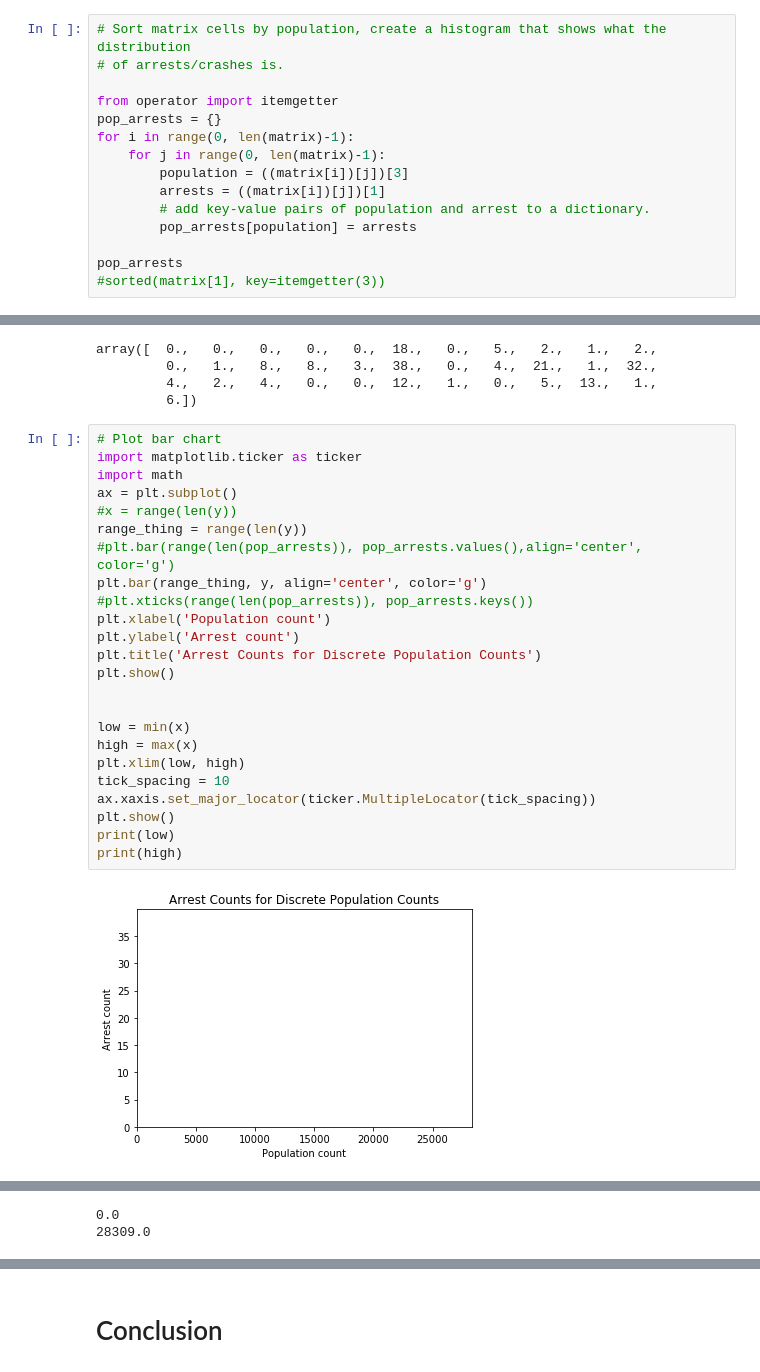
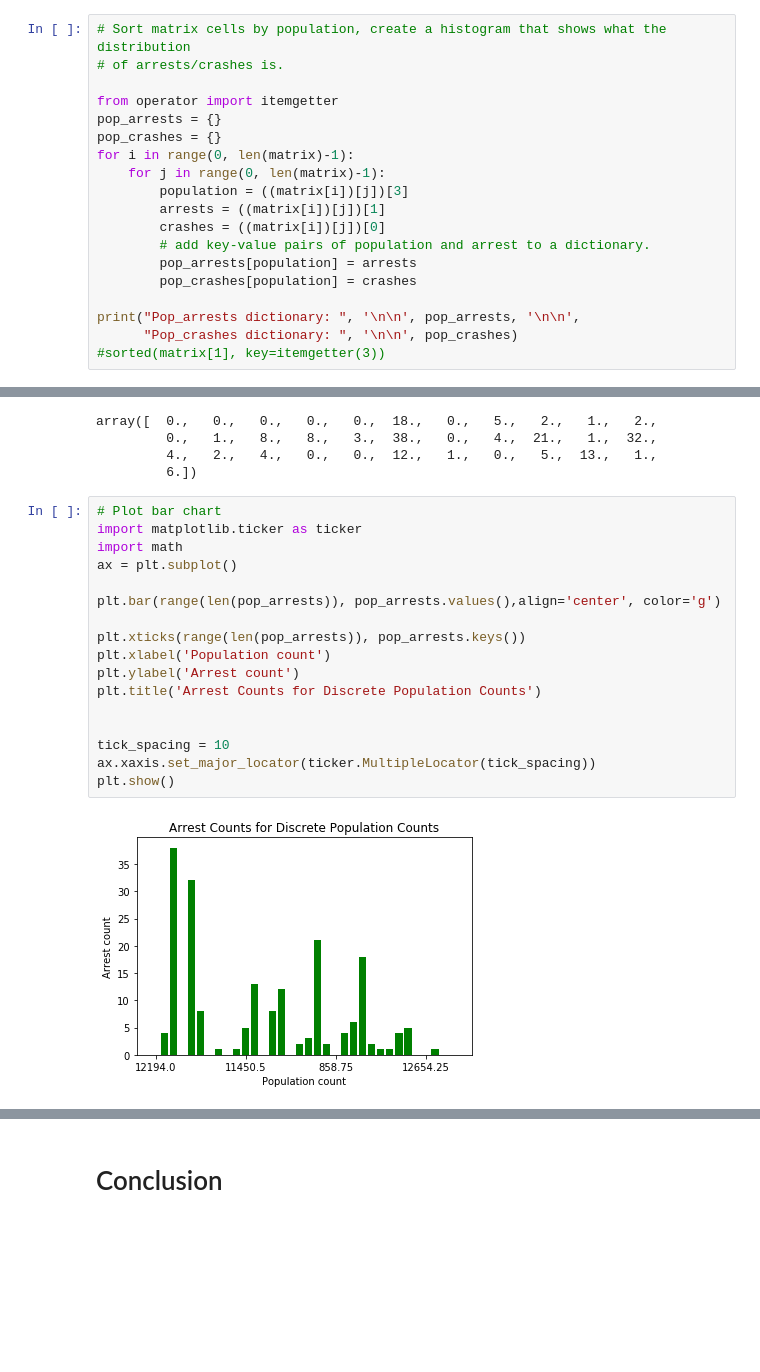
Before and after one commit to sarah-george/San-Diego-DUI-Crashes-and-Arrests, a Jupyter notebook: DUI_Notebook.ipynb, the cells around one changed output, grey strips where cells are left out. Cells and saved outputs as stored; diff of their text form; blank space fills up the shorter version.

```diff
--- a/DUI_Notebook.ipynb
+++ b/DUI_Notebook.ipynb
@@ -549,13 +609,17 @@ Since the results above show a very small p value (reads 0.000 for the y column,
 
 from operator import itemgetter
 pop_arrests = {}
+pop_crashes = {}
 for i in range(0, len(matrix)-1):
     for j in range(0, len(matrix)-1):
         population = ((matrix[i])[j])[3]
         arrests = ((matrix[i])[j])[1]
+        crashes = ((matrix[i])[j])[0]
         # add key-value pairs of population and arrest to a dictionary.
         pop_arrests[population] = arrests
+        pop_crashes[population] = crashes
 
-pop_arrests
+print("Pop_arrests dictionary: ", '\n\n', pop_arrests, '\n\n',
+      "Pop_crashes dictionary: ", '\n\n', pop_crashes)
 #sorted(matrix[1], key=itemgetter(3))
 # %% [output]
@@ -596,26 +650,19 @@ array([  0.,   0.,   0.,   0.,   0.,  18.,   0.,   5.,   2.,   1.,   2.,
 # %%
 # Plot bar chart
 import matplotlib.ticker as ticker
 import math
 ax = plt.subplot()
-#x = range(len(y))
-range_thing = range(len(y))
-#plt.bar(range(len(pop_arrests)), pop_arrests.values(),align='center', color='g')
-plt.bar(range_thing, y, align='center', color='g')
-#plt.xticks(range(len(pop_arrests)), pop_arrests.keys())
+
+plt.bar(range(len(pop_arrests)), pop_arrests.values(),align='center', color='g')
+
+plt.xticks(range(len(pop_arrests)), pop_arrests.keys())
 plt.xlabel('Population count')
 plt.ylabel('Arrest count')
 plt.title('Arrest Counts for Discrete Population Counts')
-plt.show()
 
 
-low = min(x)
-high = max(x)
-plt.xlim(low, high)
 tick_spacing = 10
 ax.xaxis.set_major_locator(ticker.MultipleLocator(tick_spacing))
 plt.show()
-print(low)
-print(high)
 # %% [output]
-[figure, old version]
+[figure, new version]
@@ -623,2 +668,0 @@ print(high)
-0.0
-28309.0
```
Also changed, not shown: parts of 26 cells of this notebook.
